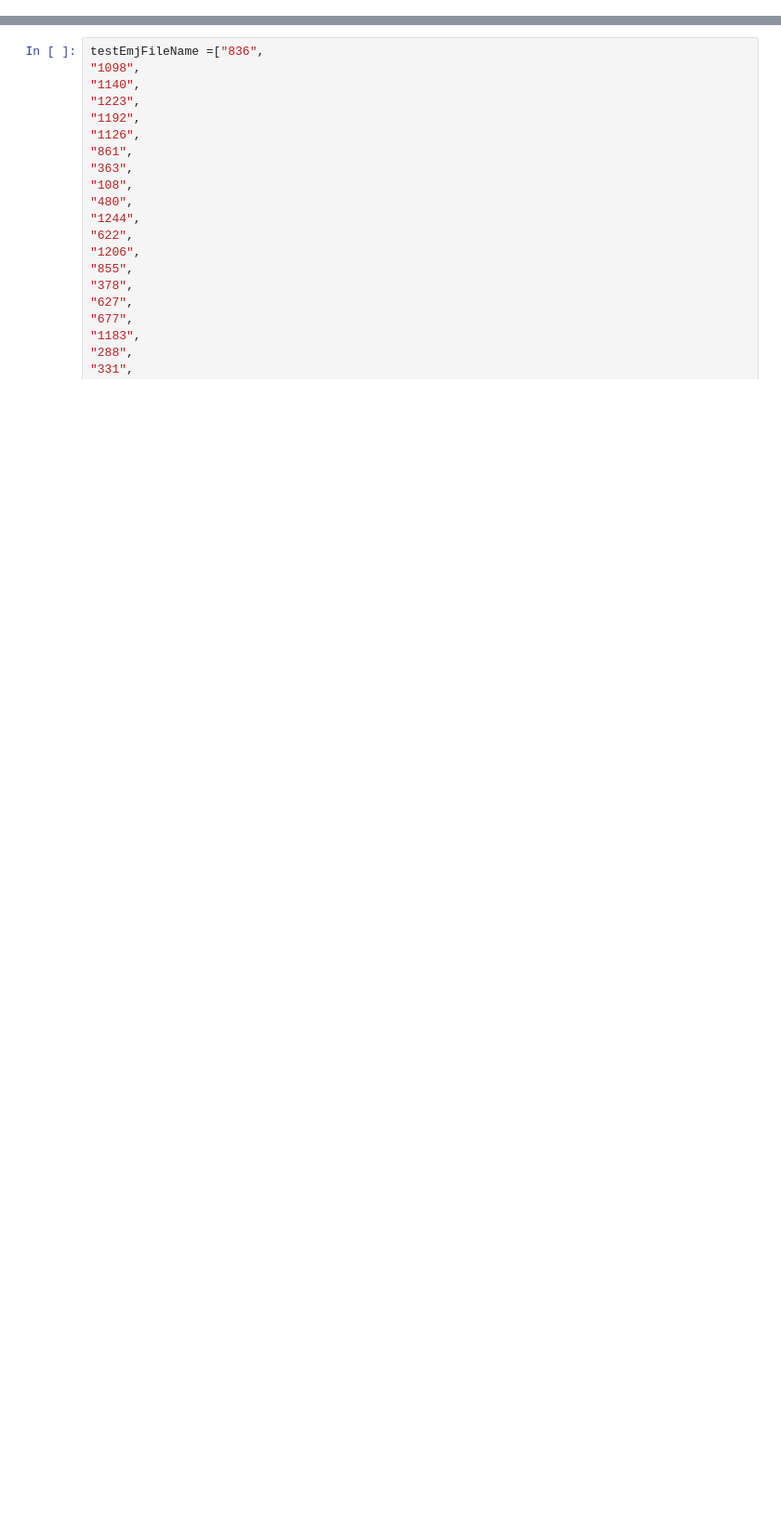
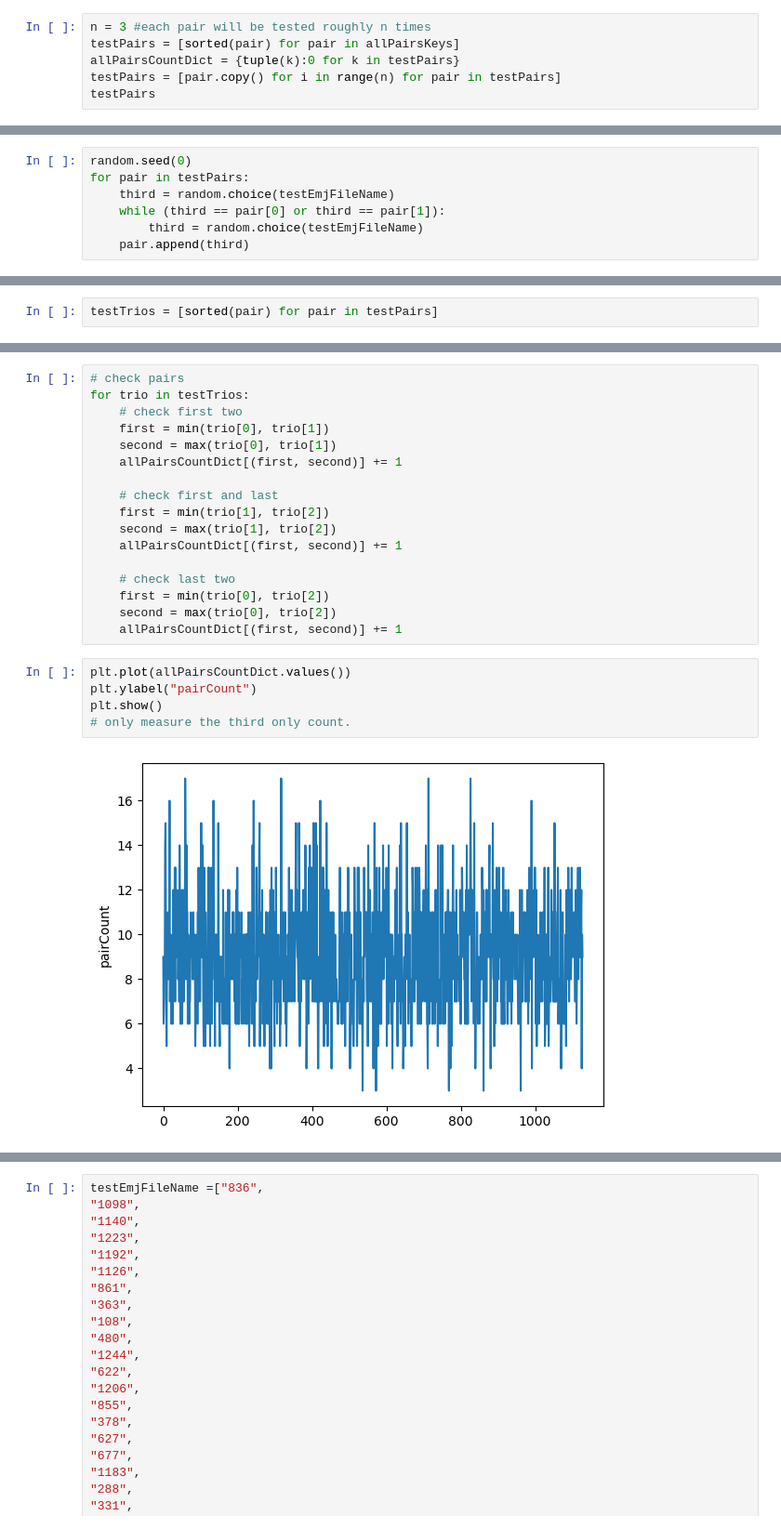
Before and after one commit to yiling-yun/emojiSimilarity, a Jupyter notebook: prepareStim.ipynb, the cells around one changed output, grey strips where cells are left out. Shown at 93% size. Saved outputs shown, nothing was run; the diff lists cells and outputs as text; blank space fills up the shorter version.

```diff
--- a/prepareStim.ipynb
+++ b/prepareStim.ipynb
@@ -9,0 +63,6 @@ os.getcwd()
+# %%
+n = 3 #each pair will be tested roughly n times
+testPairs = [sorted(pair) for pair in allPairsKeys]
+allPairsCountDict = {tuple(k):0 for k in testPairs}
+testPairs = [pair.copy() for i in range(n) for pair in testPairs]
+testPairs
@@ -9,0 +91,7 @@ os.getcwd()
+# %%
+random.seed(0)
+for pair in testPairs:
+    third = random.choice(testEmjFileName)
+    while (third == pair[0] or third == pair[1]):
+        third = random.choice(testEmjFileName)
+    pair.append(third)
@@ -9,0 +118,2 @@ os.getcwd()
+# %%
+testTrios = [sorted(pair) for pair in testPairs]
@@ -9,0 +140,24 @@ os.getcwd()
+# %%
+# check pairs
+for trio in testTrios:
+    # check first two
+    first = min(trio[0], trio[1])
+    second = max(trio[0], trio[1])
+    allPairsCountDict[(first, second)] += 1
+
+    # check first and last
+    first = min(trio[1], trio[2])
+    second = max(trio[1], trio[2])
+    allPairsCountDict[(first, second)] += 1
+
+    # check last two
+    first = min(trio[0], trio[2])
+    second = max(trio[0], trio[2])
+    allPairsCountDict[(first, second)] += 1
+# %%
+plt.plot(allPairsCountDict.values())
+plt.ylabel("pairCount")
+plt.show()
+# only measure the third only count.
+# %% [output]
+[figure, added]
```
Also changed, not shown: parts of 27 cells of this notebook, 5 other files.
